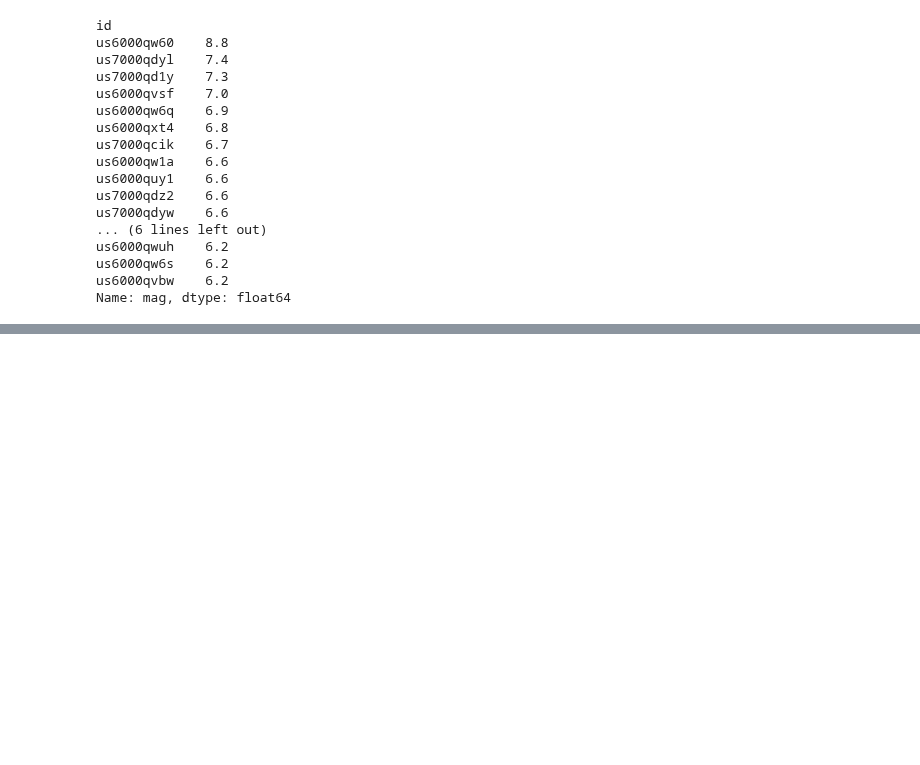
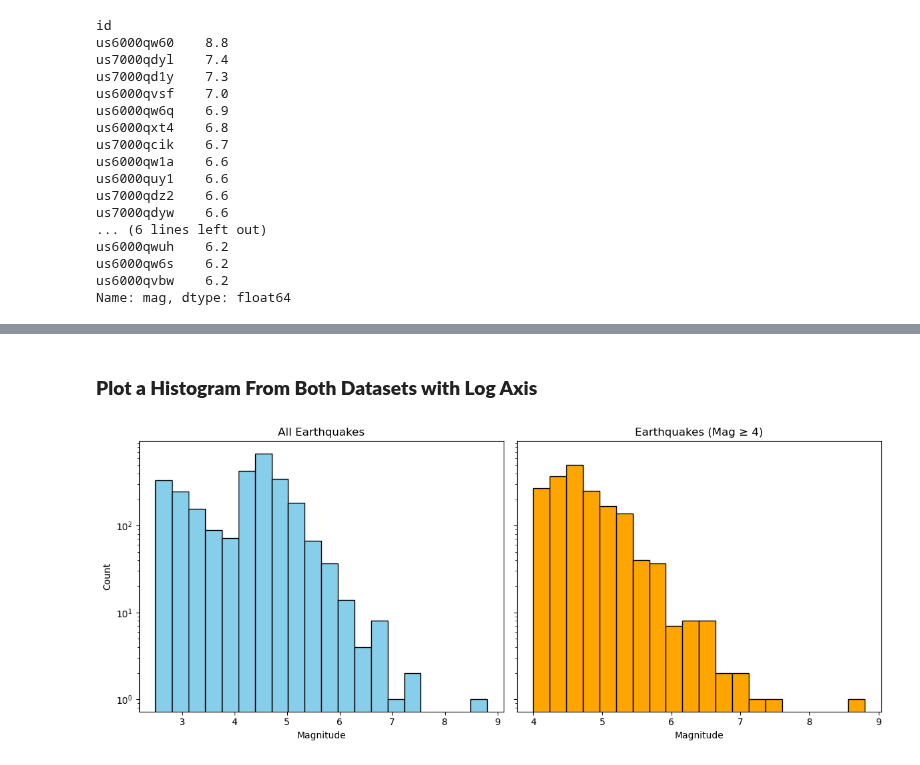
Before and after one commit to eldavenport/SIO-PythonEarthScience, a Jupyter notebook: docs/in_workshop/python_earth_science/pandas.ipynb, the cells around one changed output, grey strips where cells are left out. Drawn from its saved outputs; the diff is of its cells as text; code cells hidden in the pictures; blank space fills up the shorter version.

```diff
--- a/docs/in_workshop/python_earth_science/pandas.ipynb
+++ b/docs/in_workshop/python_earth_science/pandas.ipynb
@@ -108,0 +232,23 @@ Name: mag, dtype: float64
+# %% [markdown]
+### **Plot a Histogram From Both Datasets with Log Axis**
+# %%
+# Create subplots
+fig, axes = plt.subplots(1, 2, figsize=(12,5), sharey=True)
+
+# Histogram for all earthquakes
+axes[0].hist(df['mag'], bins=20, color='skyblue', edgecolor='black')
+axes[0].set_title('All Earthquakes')
+axes[0].set_xlabel('Magnitude')
+axes[0].set_ylabel('Count')
+axes[0].set_yscale('log')  # Logarithmic y-axis
+
+# Histogram for earthquakes with mag >= 4
+axes[1].hist(df_mag4['mag'], bins=20, color='orange', edgecolor='black')
+axes[1].set_title('Earthquakes (Mag ≥ 4)')
+axes[1].set_xlabel('Magnitude')
+axes[1].set_yscale('log')  # Logarithmic y-axis
+
+plt.tight_layout()
+plt.show()
+# %% [output]
+[figure, added]
```
Also changed, not shown: parts of 34 cells of this notebook.
